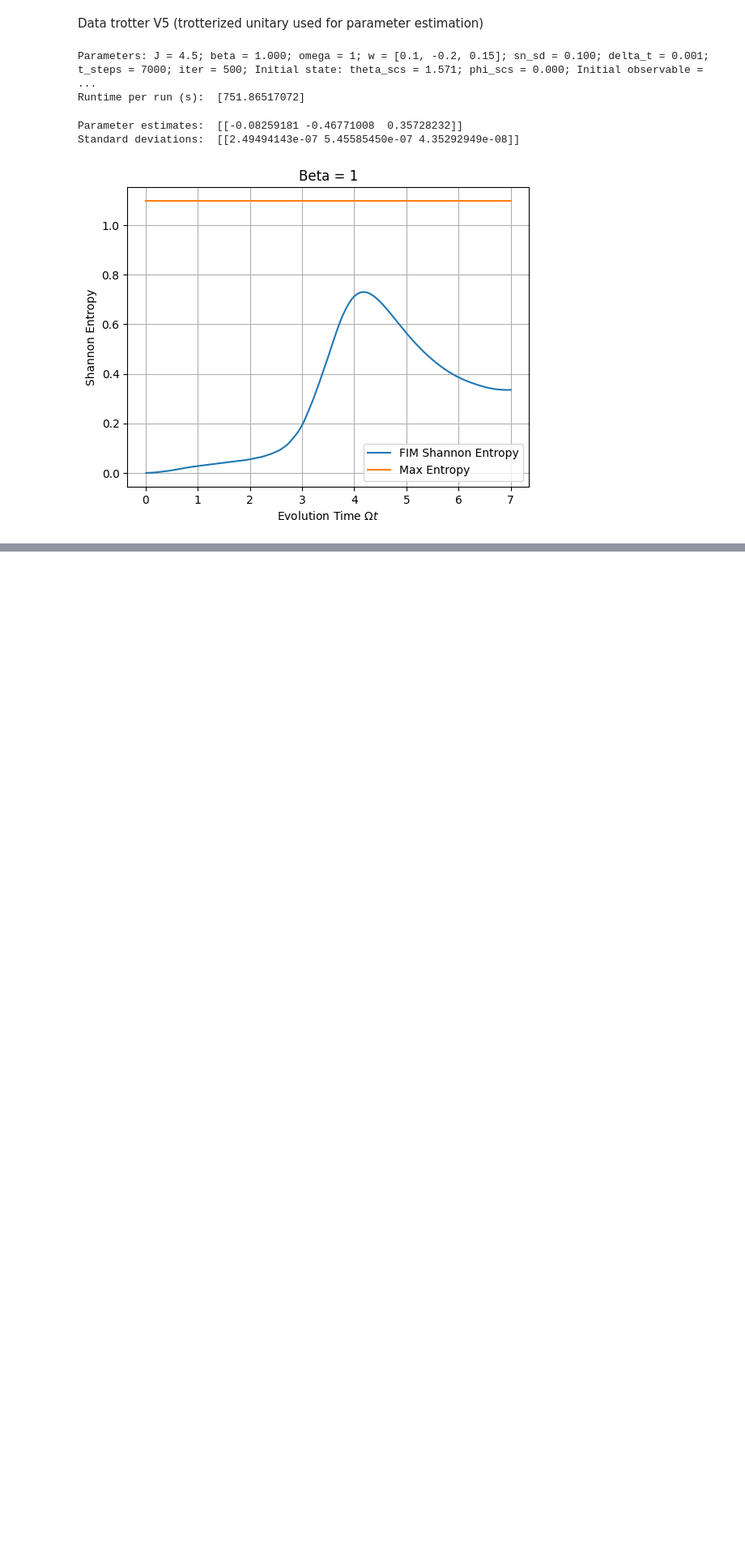
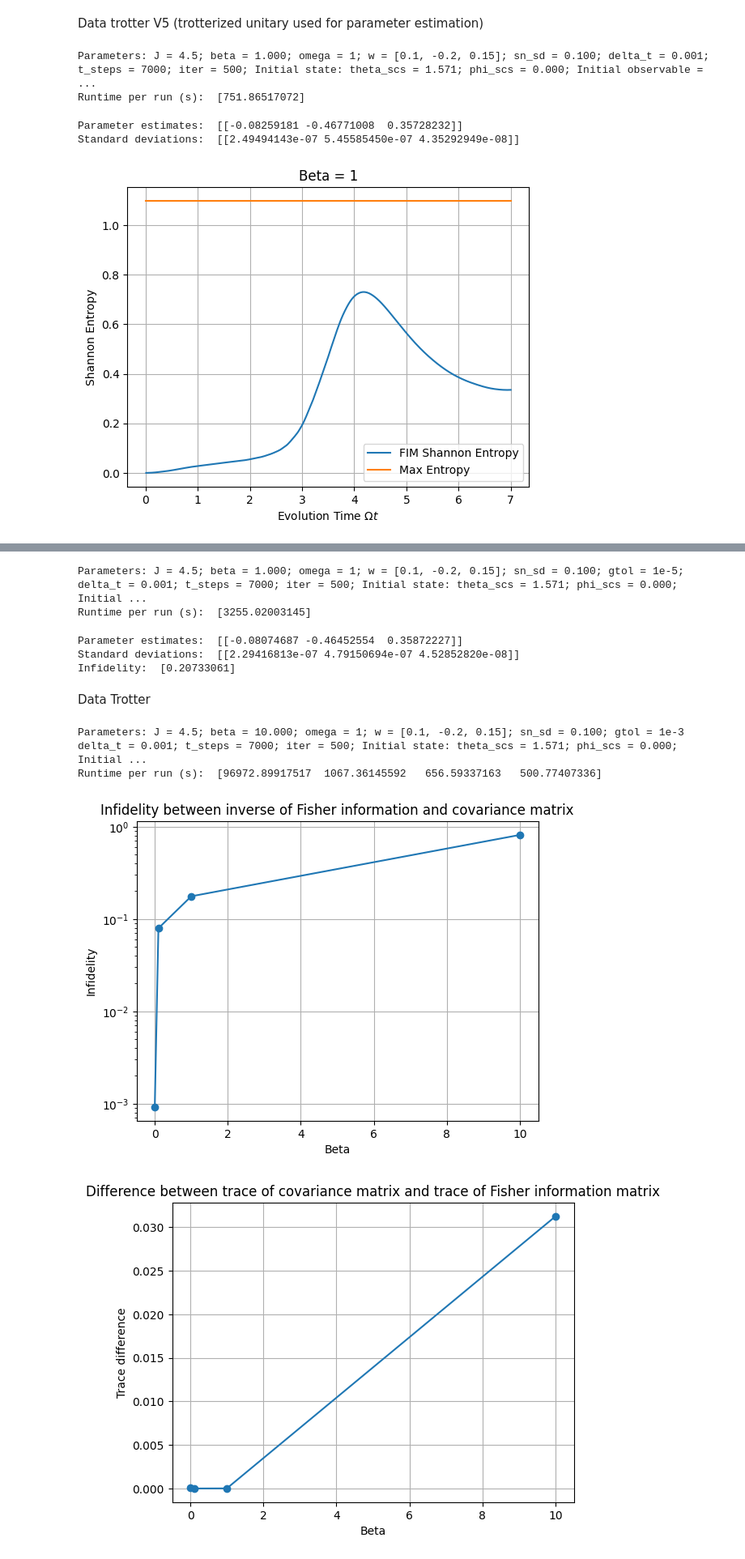
Before and after one commit to sjqqqqqq/quantum_metrology, a Jupyter notebook: multiparameter_plots.ipynb, the cells around one changed output, grey strips where cells are left out. Shown at 81% size. Cells and saved outputs as stored; diff of their text form; code cells hidden in the pictures; blank space fills up the shorter version.

Commit message:
fixed multiparameter_trotter

```diff
--- a/multiparameter_plots.ipynb
+++ b/multiparameter_plots.ipynb
@@ -1022,0 +1028,80 @@ Standard deviations:  [[2.49494143e-07 5.45585450e-07 4.35292949e-08]]
+# %%
+with open('C:/Users/alexg/python_scripts/corrected_FI_code/trotter/data_trotter_approx_0/parameters.txt', "r") as f:
+    parameters_data_ta_0 = f.read()
+print(parameters_data_ta_0)
+print("Runtime per run (s): ", data_ta_0[12])
+# %% [output]
+Parameters: J = 4.5; beta = 1.000; omega = 1; w = [0.1, -0.2, 0.15]; sn_sd = 0.100; gtol = 1e-5; delta_t = 0.001; t_steps = 7000; iter = 500; Initial state: theta_scs = 1.571; phi_scs = 0.000; Initial ...
+Runtime per run (s):  [3255.02003145]
+# %%
+print("Parameter estimates: ", data_ta_0[11])
+print("Standard deviations: ", data_ta_0[13])
+print("Infidelity: ", data_ta_0[6])
+# %% [output]
+Parameter estimates:  [[-0.08074687 -0.46452554  0.35872227]]
+Standard deviations:  [[2.29416813e-07 4.79150694e-07 4.52852820e-08]]
+Infidelity:  [0.20733061]
+# %% [markdown]
+Data Trotter
+# %%
+files_t_0 = glob.glob('C:/Users/alexg/python_scripts/corrected_FI_code/trotter/data_trotter_0/*.npy')
+data_t_0 = [np.load(f) for f in files_t_0]
+# %%
+with open('C:/Users/alexg/python_scripts/corrected_FI_code/trotter/data_trotter_0/parameters.txt', "r") as f:
+    parameters_data_t_0 = f.read()
+print(parameters_data_t_0)
+print("Runtime per run (s): ", data_t_0[12])
+# %% [output]
+Parameters: J = 4.5; beta = 10.000; omega = 1; w = [0.1, -0.2, 0.15]; sn_sd = 0.100; gtol = 1e-3 delta_t = 0.001; t_steps = 7000; iter = 500; Initial state: theta_scs = 1.571; phi_scs = 0.000; Initial ...
+Runtime per run (s):  [96972.89917517  1067.36145592   656.59337163   500.77407336]
+# %%
+data = data_t_0
+plt.plot(data[0],data[6], marker = 'o')
+plt.semilogy()
+#plt.semilogx()
+plt.xlabel("Beta")
+plt.ylabel("Infidelity")
+plt.title("Infidelity between inverse of Fisher information and covariance matrix")
+plt.grid()
+plt.show()
+
+plt.plot(data[0], data[3] - data[8], marker = 'o')
+#plt.semilogy()
+#plt.semilogx()
+plt.xlabel("Beta")
+plt.ylabel("Trace difference")
+plt.title("Difference between trace of covariance matrix and trace of Fisher information matrix")
+plt.grid()
+plt.show()
+
+for i in range(data[1].shape[1]):
+    plt.errorbar(data[0], data[1][:,i], yerr = data[13][:,i], label = f"Bias for $\omega_{i+1}$", marker = 'o')
+#plt.semilogx()
+plt.xlabel("Runs")
+plt.ylabel("Bias")
+plt.title("Estimator bias")
+plt.legend()
+plt.grid()
+plt.show()
+
+# for i in range(data[3].shape[1]):
+#     plt.plot(runs, data[3][:,i], label = f"Eigenvalue {i+1}", color = colors[i], marker = 'o')
+# #plt.semilogy()
+# plt.xlabel("Beta")
+# plt.ylabel("Eigenvalues")
+# plt.title("Eigenvalues of covariance matrix minus inverse Fisher information")
+# plt.legend(loc='center left', bbox_to_anchor=(1, 0.5))
+# plt.grid()
+# plt.show()
+
+for i in range(len(data[0])):
+    plt.plot(data[10], data[9][i], label='FIM Shannon Entropy')
+    plt.plot(data[10], np.full(data[9][i].shape, np.log(3)), label='Max Entropy')
+    plt.xlabel('Evolution Time $\Omega t$')
+    plt.ylabel('Shannon Entropy')
+    plt.legend()
+    plt.grid()
+    plt.show()
+# %% [output]
+[figure, added]
+[figure, added]
```
Also changed, not shown: parts of 3 cells of this notebook, 2 other files.
